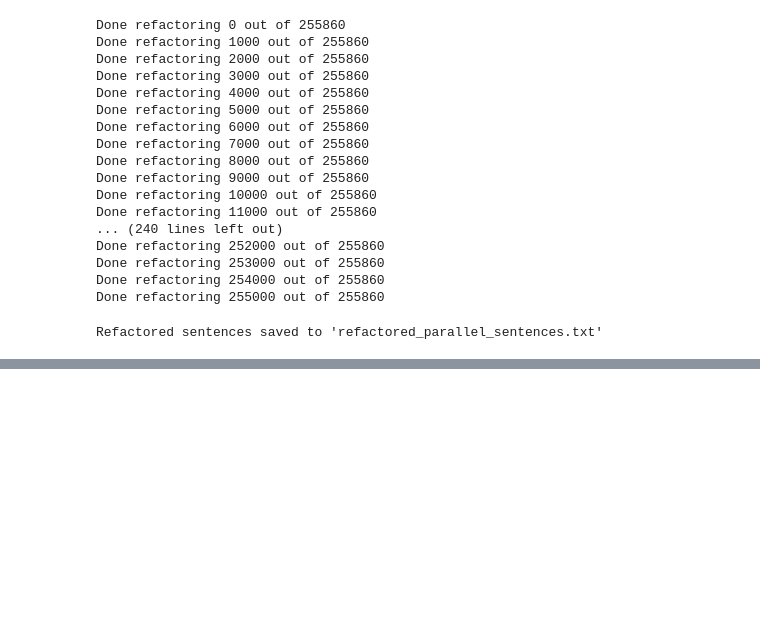
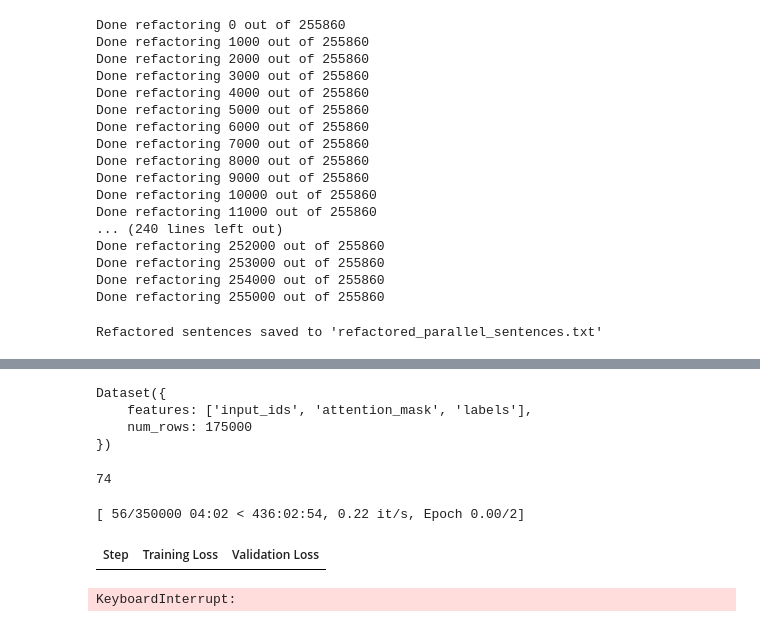
Before and after one commit to zzalexq/csci-444-project, a Jupyter notebook: train.ipynb, the cells around one changed output, grey strips where cells are left out. Saved outputs shown, nothing was run; the diff lists cells and outputs as text; code cells hidden in the pictures; blank space fills up the shorter version.

```diff
--- a/train.ipynb
+++ b/train.ipynb
@@ -612,0 +507,57 @@ TypeError: list indices must be integers or slices, not list
+# %%
+def convert_examples_to_features(example_batch):
+    input_encodings = tokenizer(example_batch["zh"], max_length=1024, padding="max_length",truncation=True)
+
+    target_encodings = tokenizer(example_batch["en"], max_length=1024, padding="max_length", truncation=True)
+
+    return {"input_ids": input_encodings["input_ids"],
+           "attention_mask": input_encodings["attention_mask"],
+           "labels": target_encodings["input_ids"]}
+
+train_dataset_tf = train_dataset_hf.map(convert_examples_to_features, batched=True, remove_columns=["zh","en"])
+val_dataset_tf = validation_dataset_hf.map(convert_examples_to_features, batched=True, remove_columns=["zh","en"])
+# %%
+train_dataset_tf
+# %% [output]
+Dataset({
+    features: ['input_ids', 'attention_mask', 'labels'],
+    num_rows: 175000
+})
+# %%
+from transformers import DataCollatorForSeq2Seq
+seq2seq_data_collator = DataCollatorForSeq2Seq(tokenizer, model=model)
+# %%
+from transformers import Seq2SeqTrainingArguments, Seq2SeqTrainer,TrainingArguments, Trainer
+
+training_args = Seq2SeqTrainingArguments(
+    output_dir='mbartTrans',
+    num_train_epochs=2,
+    per_device_train_batch_size=1,
+    per_device_eval_batch_size=1,
+    evaluation_strategy='steps',
+    save_strategy='no',
+    eval_steps=2000,
+    logging_steps=1000,
+    weight_decay=0.01,
+    push_to_hub=False,
+    fp16=False,
+    learning_rate=2e-5,
+    optim="adafactor",
+    no_cuda=True  # Forces CPU training
+)
+# %%
+import gc
+gc.collect()
+# %% [output]
+74
+# %%
+trainer = Seq2SeqTrainer(model=model, args=training_args, tokenizer=tokenizer,
+                  data_collator=seq2seq_data_collator,
+                  train_dataset=train_dataset_tf,
+                        eval_dataset=val_dataset_tf)
+
+trainer.train()
+# %% [output]
+[ 56/350000 04:02 < 436:02:54, 0.22 it/s, Epoch 0.00/2]
+| Step | Training Loss | Validation Loss |
+KeyboardInterrupt:
```
Also changed, not shown: parts of 14 cells of this notebook, 1 other file.
